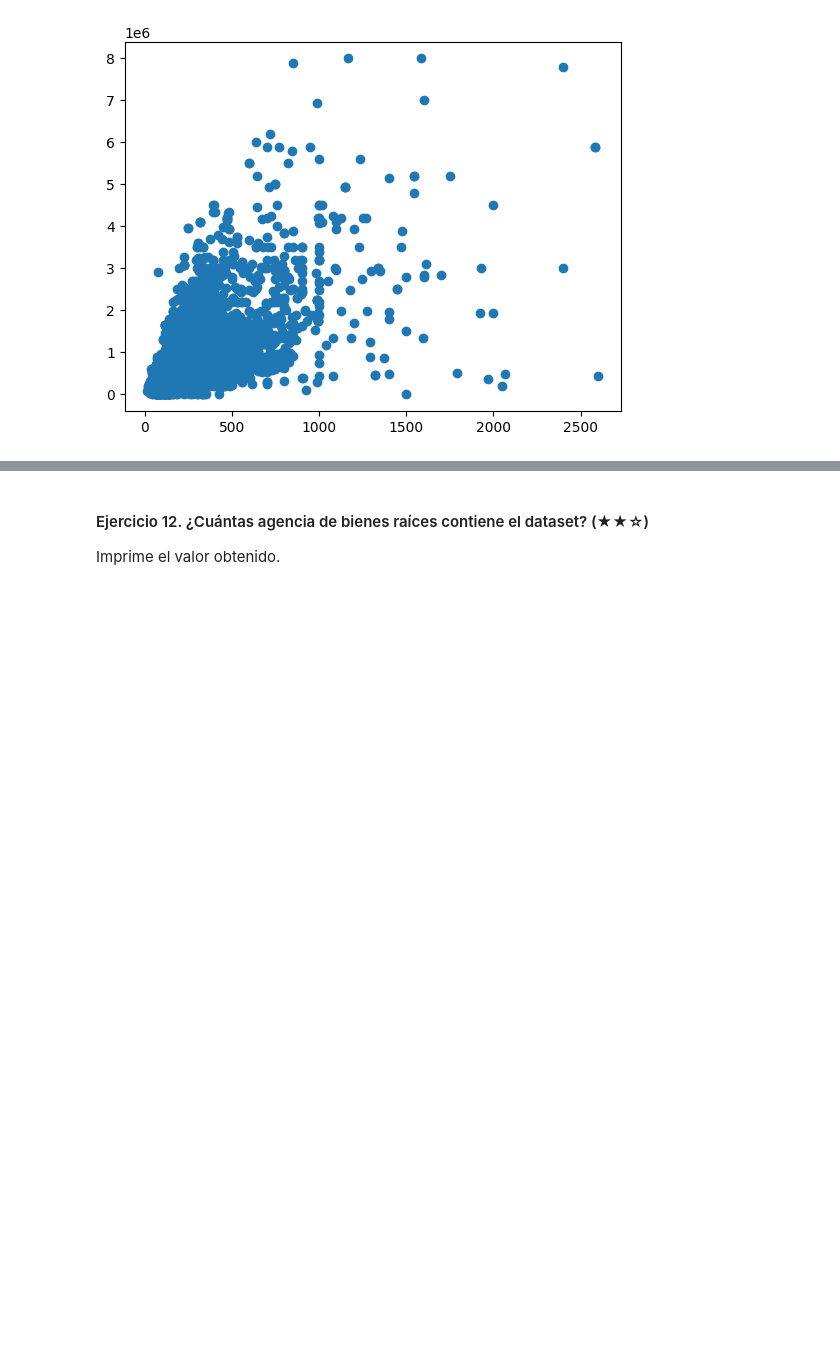
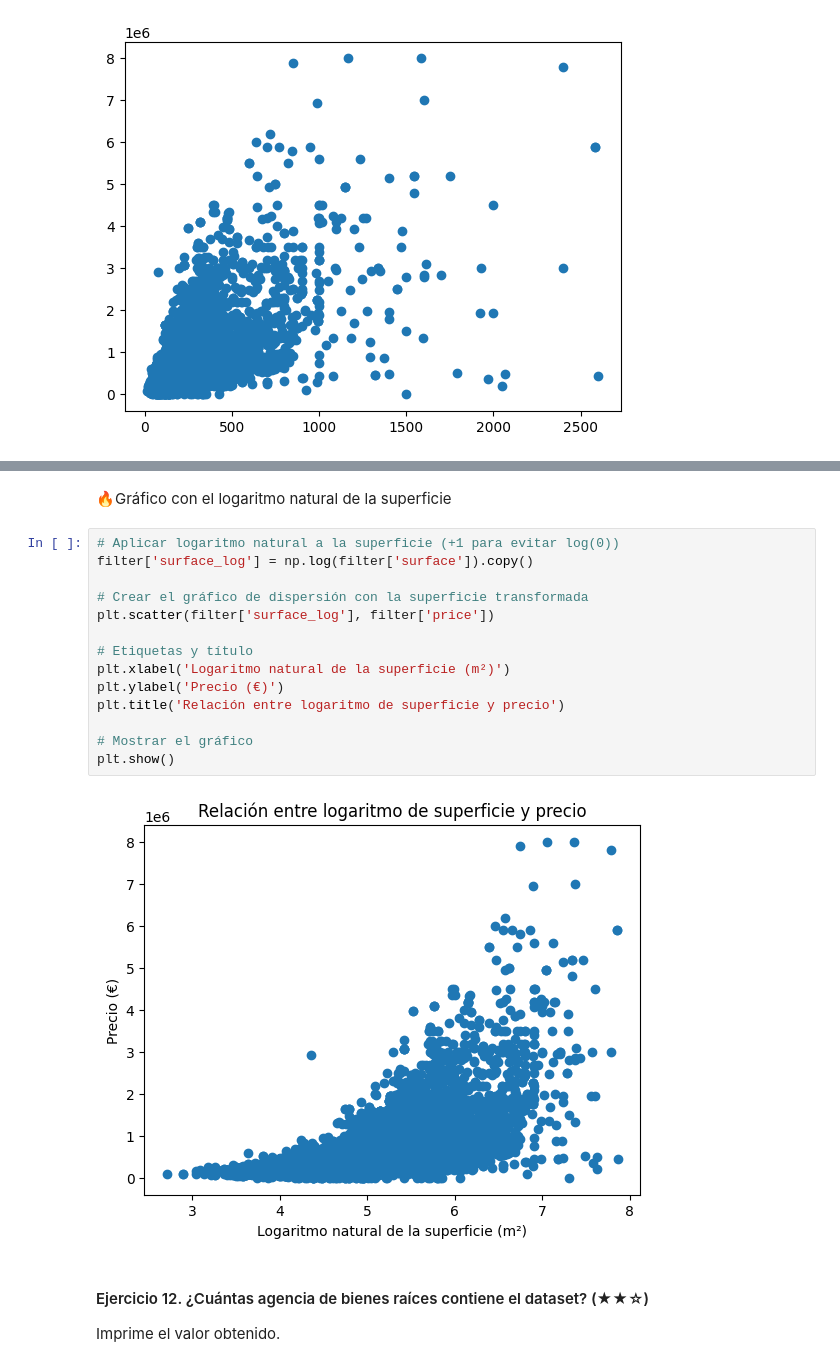
Before and after one commit to mvlarra/realestate-datacleanup-exercise, a Jupyter notebook: Prework_project.es_VL.ipynb, the cells around one changed output, grey strips where cells are left out. Saved outputs shown, nothing was run; the diff lists cells and outputs as text; blank space fills up the shorter version.

```diff
--- a/Prework_project.es_VL.ipynb
+++ b/Prework_project.es_VL.ipynb
@@ -662,3 +764,21 @@ plt.show()
+# %% [markdown]
+🔥Gráfico con el logaritmo natural de la superficie
+# %%
+# Aplicar logaritmo natural a la superficie (+1 para evitar log(0))
+filter['surface_log'] = np.log(filter['surface']).copy()
+
+# Crear el gráfico de dispersión con la superficie transformada
+plt.scatter(filter['surface_log'], filter['price'])
+
+# Etiquetas y título
+plt.xlabel('Logaritmo natural de la superficie (m²)')
+plt.ylabel('Precio (€)')
+plt.title('Relación entre logaritmo de superficie y precio')
+
+# Mostrar el gráfico
+plt.show()
+# %% [output]
+[figure, added]
 # %% [markdown]
 #### Ejercicio 12. ¿Cuántas agencia de bienes raíces contiene el dataset? (★★☆)
 
```
Also changed, not shown: parts of 7 cells of this notebook, 1 other file.
